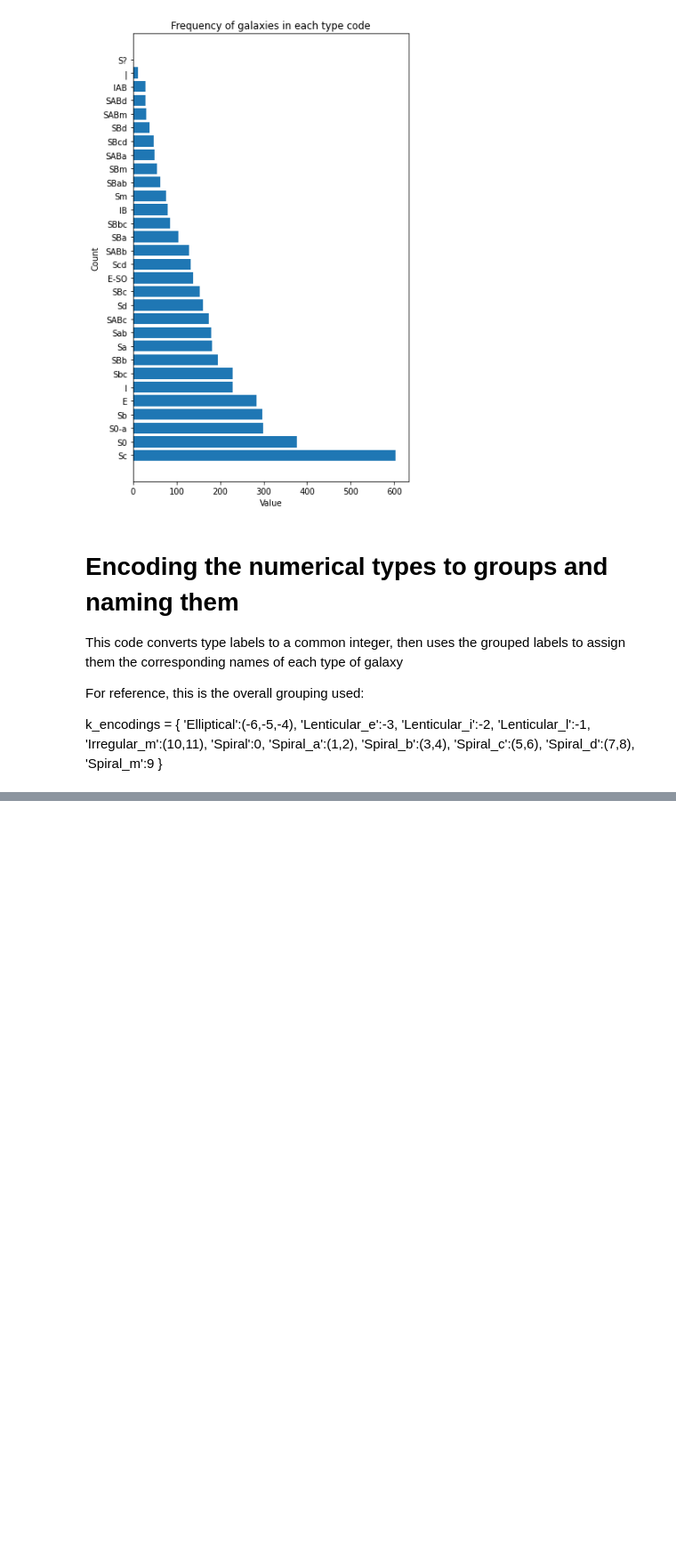
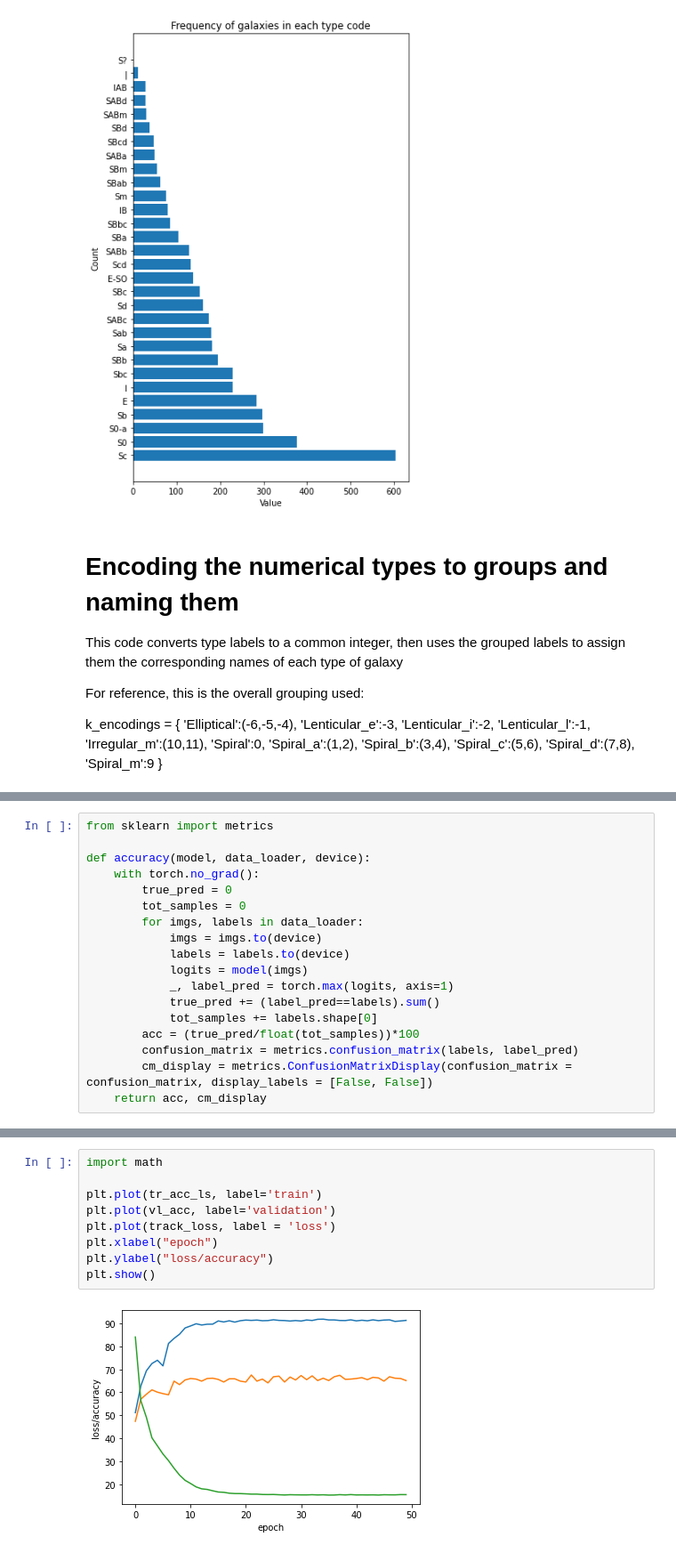
Before and after one commit to saiT1108/GalaxyClassifier, a Jupyter notebook: DataProcessor.ipynb, the cells around one changed output, grey strips where cells are left out. Shown: that part at 89% size. Drawn from its saved outputs; the diff is of its cells as text; blank space fills up the shorter version.

```diff
--- a/DataProcessor.ipynb
+++ b/DataProcessor.ipynb
@@ -369,0 +375,18 @@ None
+# %%
+from sklearn import metrics
+
+def accuracy(model, data_loader, device):
+    with torch.no_grad():
+        true_pred = 0
+        tot_samples = 0
+        for imgs, labels in data_loader:
+            imgs = imgs.to(device)
+            labels = labels.to(device)
+            logits = model(imgs)
+            _, label_pred = torch.max(logits, axis=1)
+            true_pred += (label_pred==labels).sum()
+            tot_samples += labels.shape[0]
+        acc = (true_pred/float(tot_samples))*100
+        confusion_matrix = metrics.confusion_matrix(labels, label_pred)
+        cm_display = metrics.ConfusionMatrixDisplay(confusion_matrix = confusion_matrix, display_labels = [False, False])
+    return acc, cm_display
@@ -369,0 +518,11 @@ None
+# %%
+import math
+
+plt.plot(tr_acc_ls, label='train')
+plt.plot(vl_acc, label='validation')
+plt.plot(track_loss, label = 'loss')
+plt.xlabel("epoch")
+plt.ylabel("loss/accuracy")
+plt.show()
+# %% [output]
+[figure, added]
```
Also changed, not shown: parts of 24 cells of this notebook.
